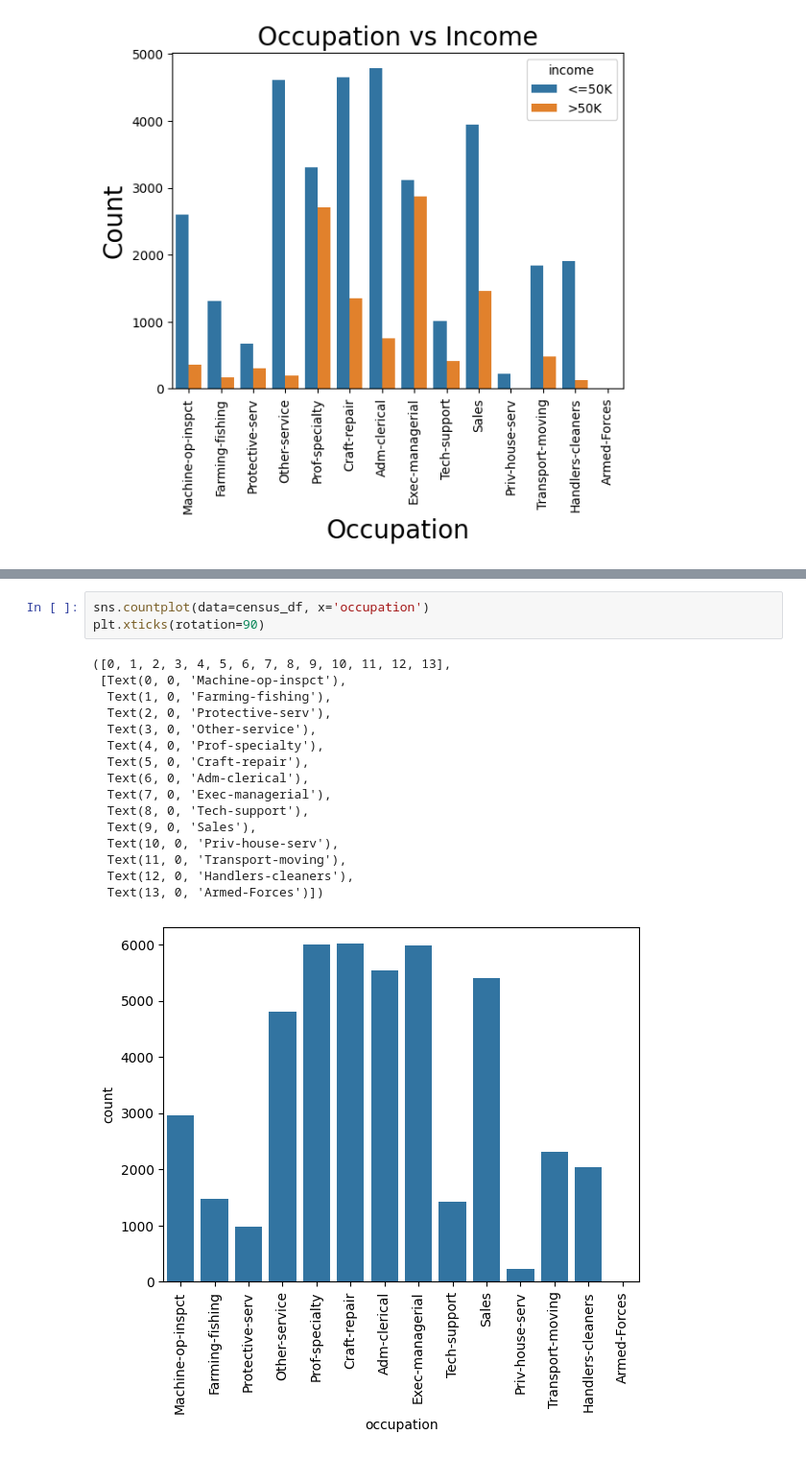
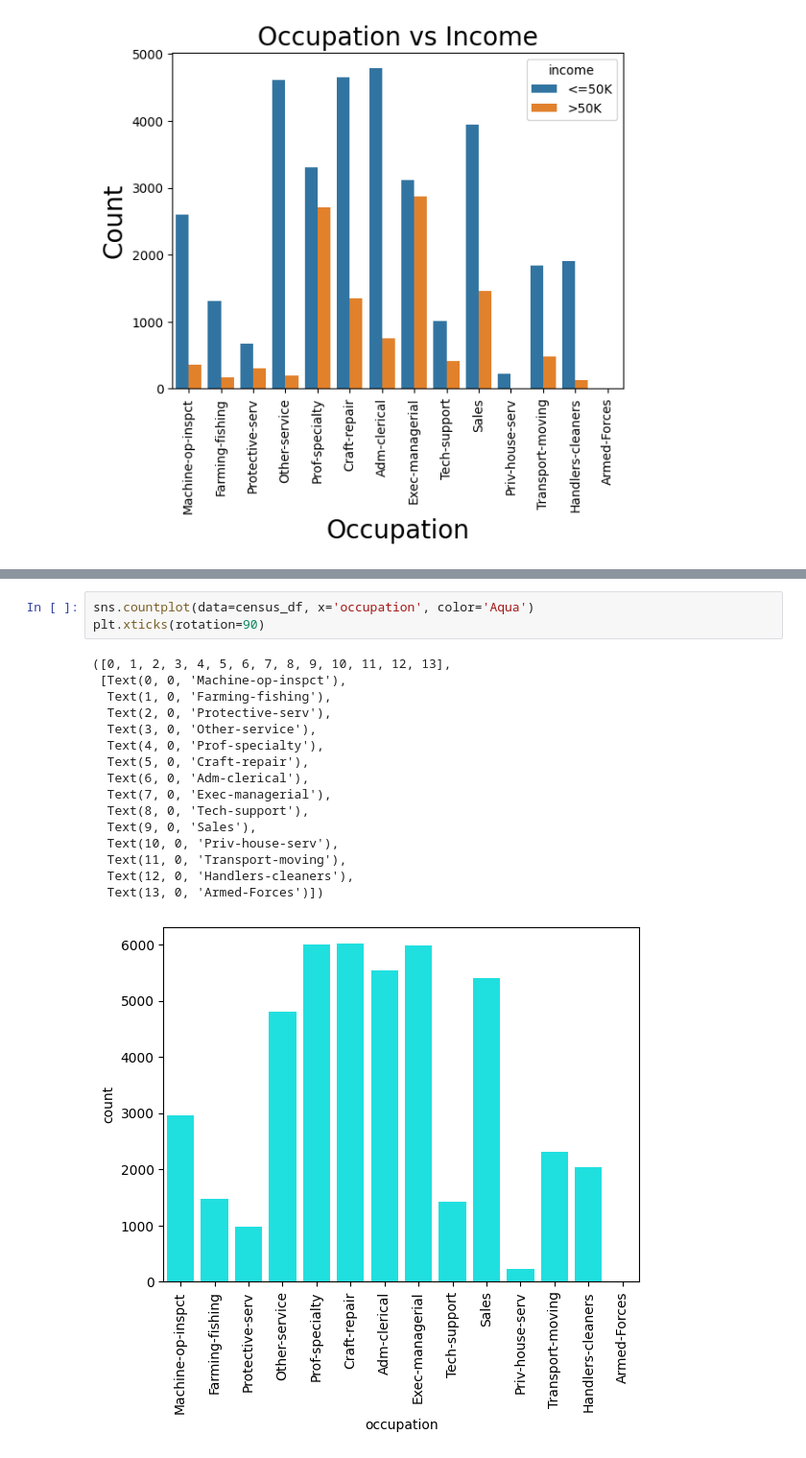
Before and after one commit to kodards/Census-DS-Project, a Jupyter notebook: census.ipynb, the cells around one changed output, grey strips where cells are left out. Shown at 96% size. Cells and saved outputs as stored; diff of their text form.

```diff
--- a/census.ipynb
+++ b/census.ipynb
@@ -320,22 +320,22 @@ Priv-house-serv       230
 Armed-Forces           14
 Name: count, dtype: int64
 # %%
-sns.countplot(data=census_df, x='occupation')
+sns.countplot(data=census_df, x='occupation', color='Aqua')
 plt.xticks(rotation=90)
 # %% [output]
 ([0, 1, 2, 3, 4, 5, 6, 7, 8, 9, 10, 11, 12, 13],
  [Text(0, 0, 'Machine-op-inspct'),
   Text(1, 0, 'Farming-fishing'),
   Text(2, 0, 'Protective-serv'),
   Text(3, 0, 'Other-service'),
   Text(4, 0, 'Prof-specialty'),
   Text(5, 0, 'Craft-repair'),
   Text(6, 0, 'Adm-clerical'),
   Text(7, 0, 'Exec-managerial'),
   Text(8, 0, 'Tech-support'),
   Text(9, 0, 'Sales'),
   Text(10, 0, 'Priv-house-serv'),
   Text(11, 0, 'Transport-moving'),
   Text(12, 0, 'Handlers-cleaners'),
   Text(13, 0, 'Armed-Forces')])
-[figure, old version]
+[figure, new version]
```
